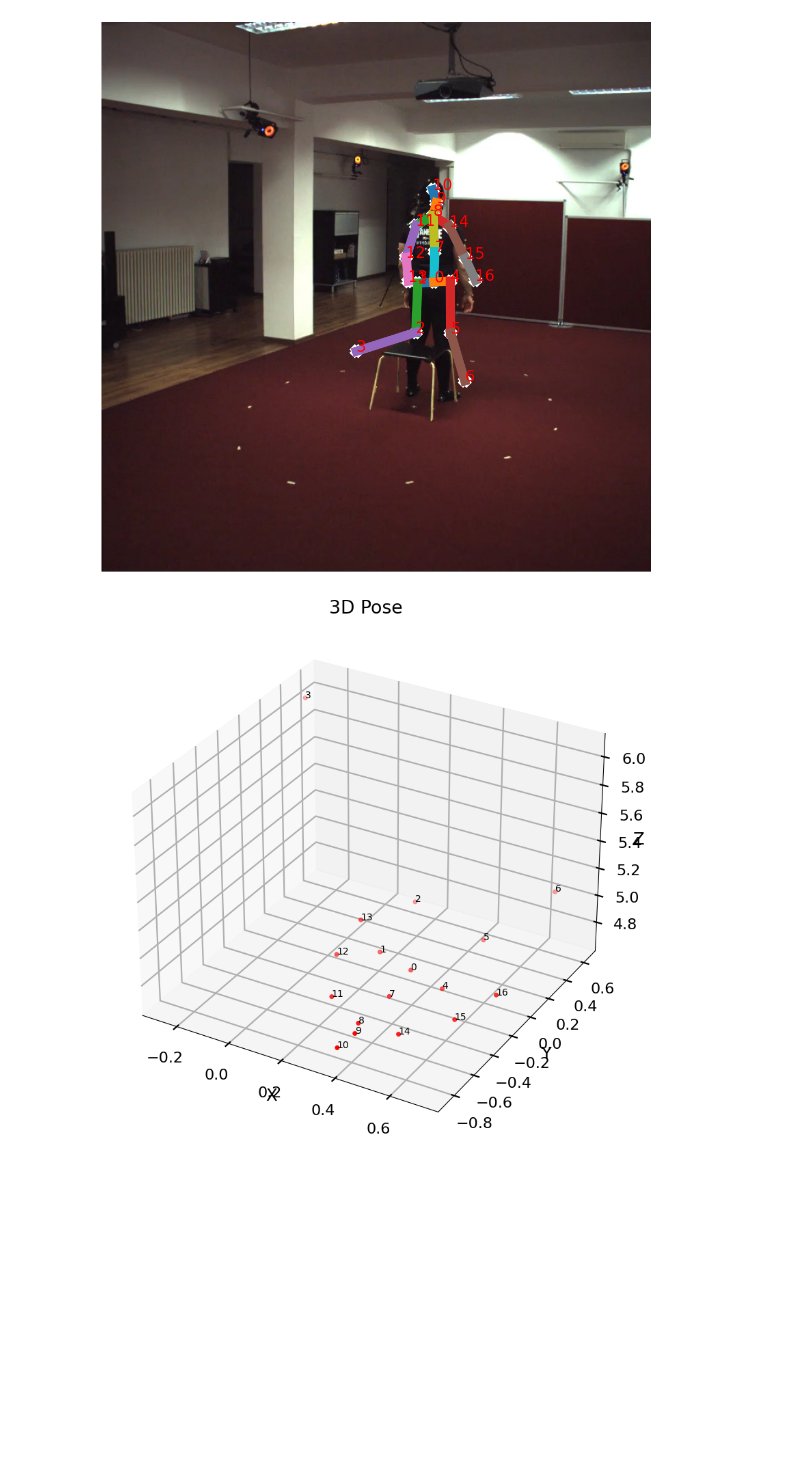
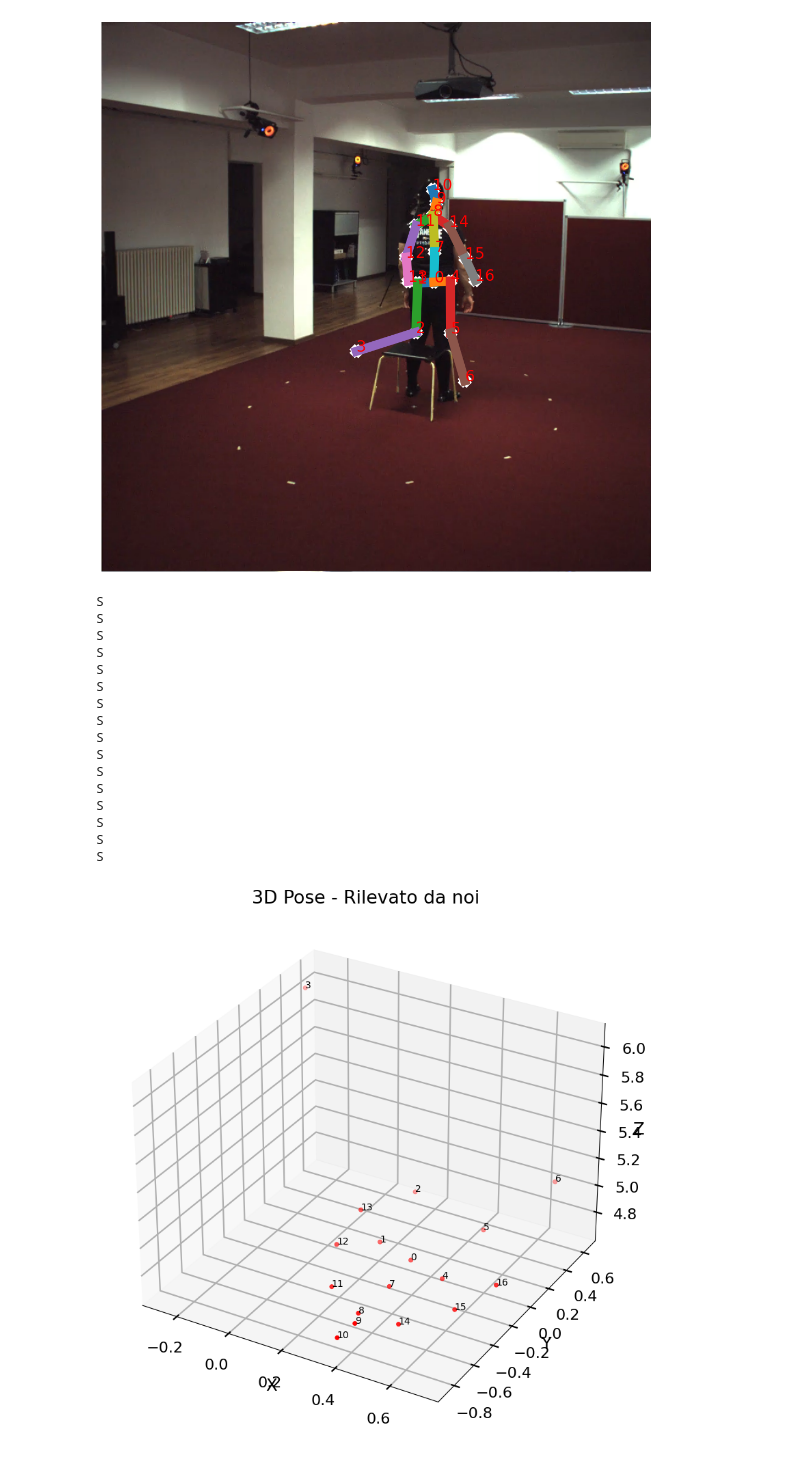
Before and after one commit to adgx/lcn-pose, a Jupyter notebook: visualization/notebooks/visualiza_human_prediction.ipynb, the cells around one changed output. Drawn from its saved outputs; the diff is of its cells as text; code cells hidden in the pictures; blank space fills up the shorter version.

```diff
--- a/visualization/notebooks/visualiza_human_prediction.ipynb
+++ b/visualization/notebooks/visualiza_human_prediction.ipynb
@@ -94,29 +94,58 @@ PROIEZIONE 3D -> 2D
 # %%
 import numpy as np
 from mpl_toolkits import mplot3d
 import matplotlib.pyplot as plt
 plt.style.use('seaborn-poster')
 fig = plt.figure(figsize = (10,10))
 ax = plt.axes(projection='3d')
 
 x = np.linspace(-100, 100, 100)
 y = np.linspace(-100, 100, 100)
 z = np.linspace(-100, 100, 100)
 X, Y, Z = np.meshgrid(x, y, z)
 
 j3d_in_camera = np.array(pred)
+# Plot the 3D points
 ax.scatter3D(j3d_in_camera[:,0], j3d_in_camera[:,1], j3d_in_camera[:,2], color='red')
 
 #give the labels to each point
 for x, y, z, label in zip(j3d_in_camera[:,0], j3d_in_camera[:,1], j3d_in_camera[:,2], [ str(x) for x in range(17)]):
     ax.text(x, y, z, label)
+    # Link the points with lines
 
+limbs = [[10, 9], [9, 8], [8, 11], [8, 14], [11, 12], [14, 15], [12, 13], [15, 16],
+                    [8, 7], [7, 0], [0, 1], [0, 4], [1, 2], [4, 5], [2, 3], [5, 6],
+                    [13, 21], [13, 22], [16, 23], [16, 24], [3, 17], [3, 18], [6, 19], [6, 20]]
+
+num_points = j3d_in_camera.shape[0]
+for limb in limbs:
+    if limb[0] < num_points and limb[1] < num_points:
+        #ax.plot([j3d_in_camera[limb[0], 0], j3d_in_camera[limb[1], 0]],
+        #        [j3d_in_camera[limb[0], 1], j3d_in_camera[limb[1], 1]],
+        #    linewidth=12.0)
+        print("S")
 ax.set_xlabel('X')
 ax.set_ylabel('Y')
 ax.set_zlabel('Z')
-ax.set_title('3D Pose')
+ax.set_title('3D Pose - Rilevato da noi')
 
 
 plt.show()
 # %% [output]
+S
+S
+S
+S
+S
+S
+S
+S
+S
+S
+S
+S
+S
+S
+S
+S
-[figure, old version]
+[figure, new version]
```
Also changed, not shown: parts of 2 cells of this notebook, 5 other files.
